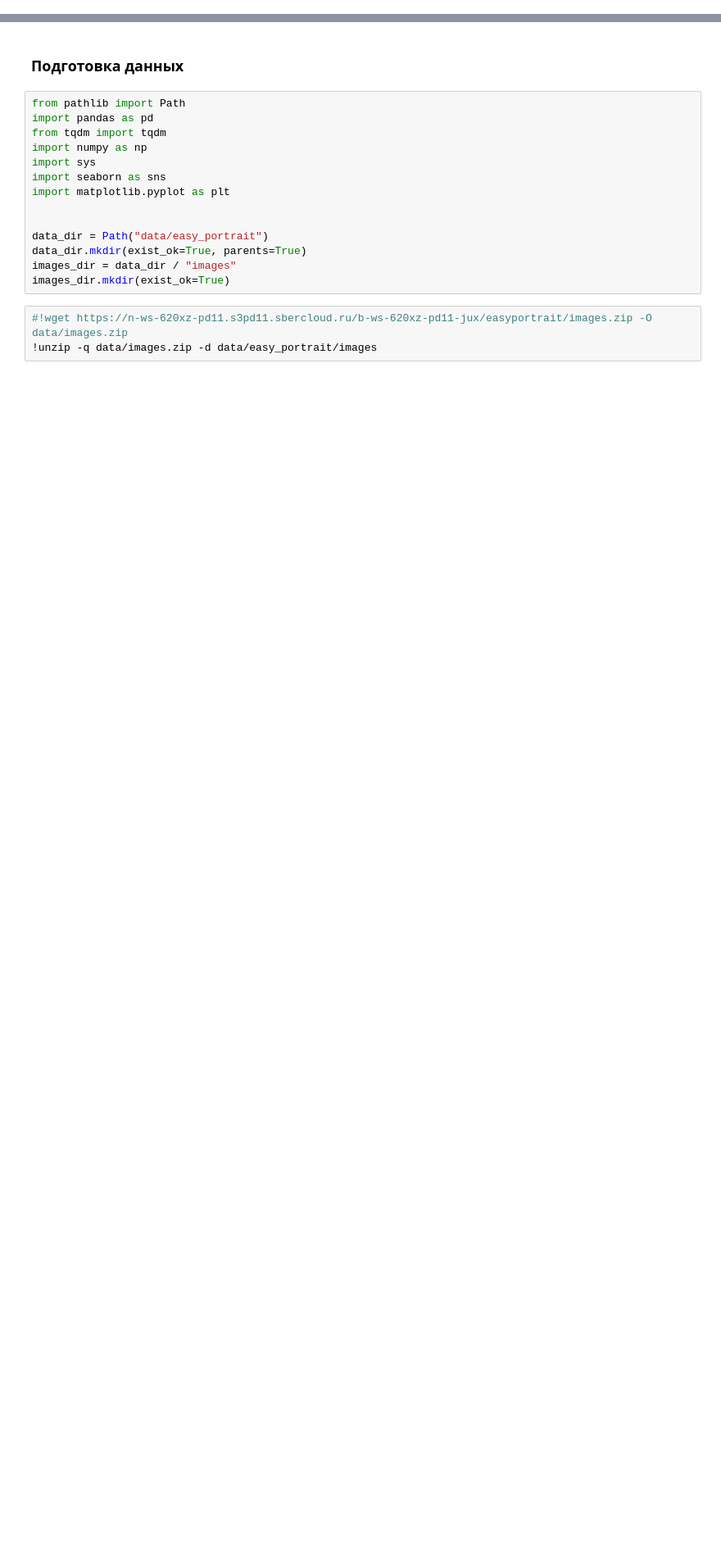
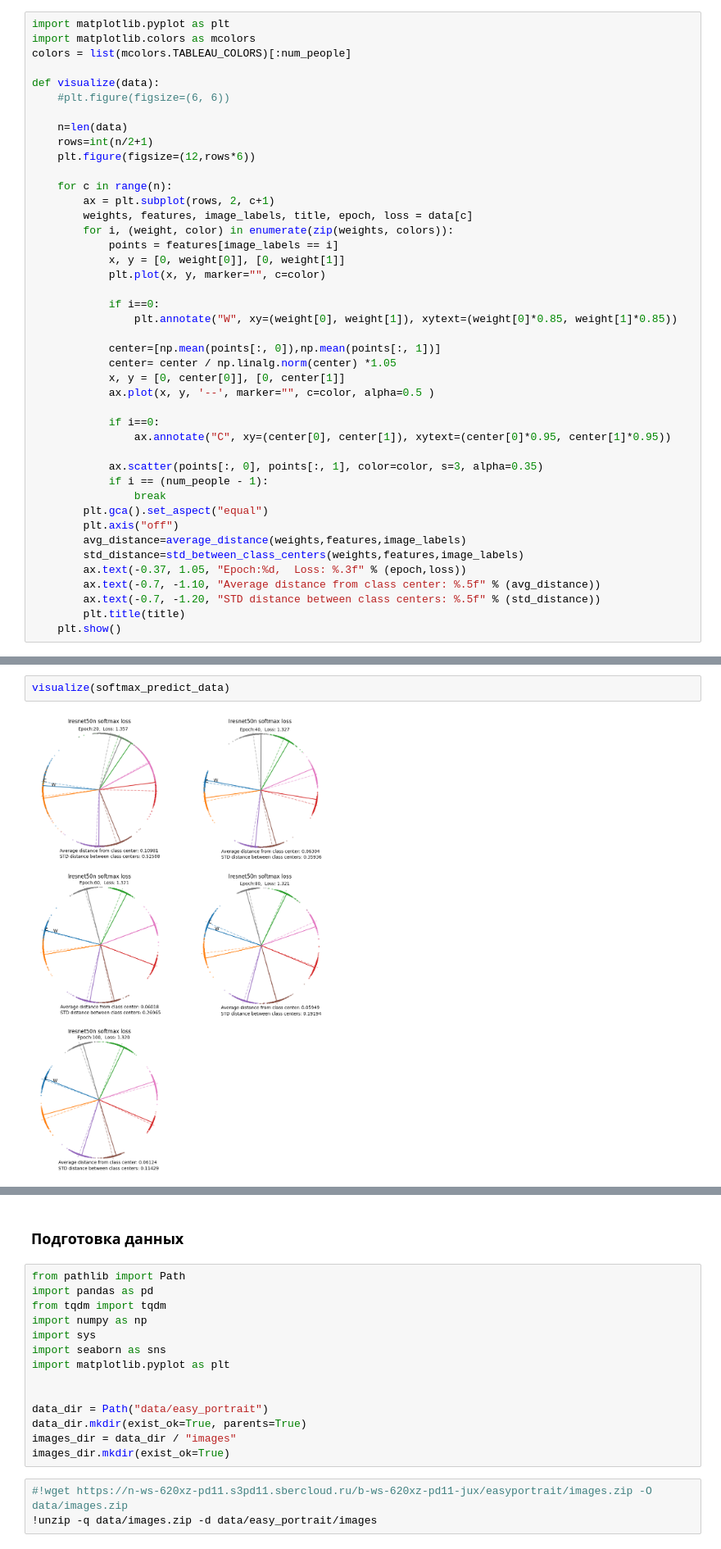
Before and after one commit to Leonid-Erlygin/seminars, a Jupyter notebook: fall_2023/s12_face_recognition/seminar.ipynb, the cells around one changed output, grey strips where cells are left out. Shown at 82% size. Drawn from its saved outputs; the diff is of its cells as text; blank space fills up the shorter version.

```diff
--- a/fall_2023/s12_face_recognition/seminar.ipynb
+++ b/fall_2023/s12_face_recognition/seminar.ipynb
@@ -266,0 +461,43 @@ plt.show()
+# %%
+import matplotlib.pyplot as plt
+import matplotlib.colors as mcolors
+colors = list(mcolors.TABLEAU_COLORS)[:num_people]
+
+def visualize(data):
+    #plt.figure(figsize=(6, 6))
+
+    n=len(data)
+    rows=int(n/2+1)
+    plt.figure(figsize=(12,rows*6))
+
+    for c in range(n):
+        ax = plt.subplot(rows, 2, c+1)
+        weights, features, image_labels, title, epoch, loss = data[c]
+        for i, (weight, color) in enumerate(zip(weights, colors)):
+            points = features[image_labels == i]
+            x, y = [0, weight[0]], [0, weight[1]]
+            plt.plot(x, y, marker="", c=color)
+
+            if i==0:
+                plt.annotate("W", xy=(weight[0], weight[1]), xytext=(weight[0]*0.85, weight[1]*0.85))
+
+            center=[np.mean(points[:, 0]),np.mean(points[:, 1])]
+            center= center / np.linalg.norm(center) *1.05
+            x, y = [0, center[0]], [0, center[1]]
+            ax.plot(x, y, '--', marker="", c=color, alpha=0.5 )
+
+            if i==0:
+                ax.annotate("C", xy=(center[0], center[1]), xytext=(center[0]*0.95, center[1]*0.95))
+
+            ax.scatter(points[:, 0], points[:, 1], color=color, s=3, alpha=0.35)
+            if i == (num_people - 1):
+                break
+        plt.gca().set_aspect("equal")
+        plt.axis("off")
+        avg_distance=average_distance(weights,features,image_labels)
+        std_distance=std_between_class_centers(weights,features,image_labels)
+        ax.text(-0.37, 1.05, "Epoch:%d,  Loss: %.3f" % (epoch,loss))
+        ax.text(-0.7, -1.10, "Average distance from class center: %.5f" % (avg_distance))
+        ax.text(-0.7, -1.20, "STD distance between class centers: %.5f" % (std_distance))
+        plt.title(title)
+    plt.show()
@@ -266,0 +506,4 @@ plt.show()
+# %%
+visualize(softmax_predict_data)
+# %% [output]
+[figure, added]
```
Also changed, not shown: parts of 68 cells of this notebook.
